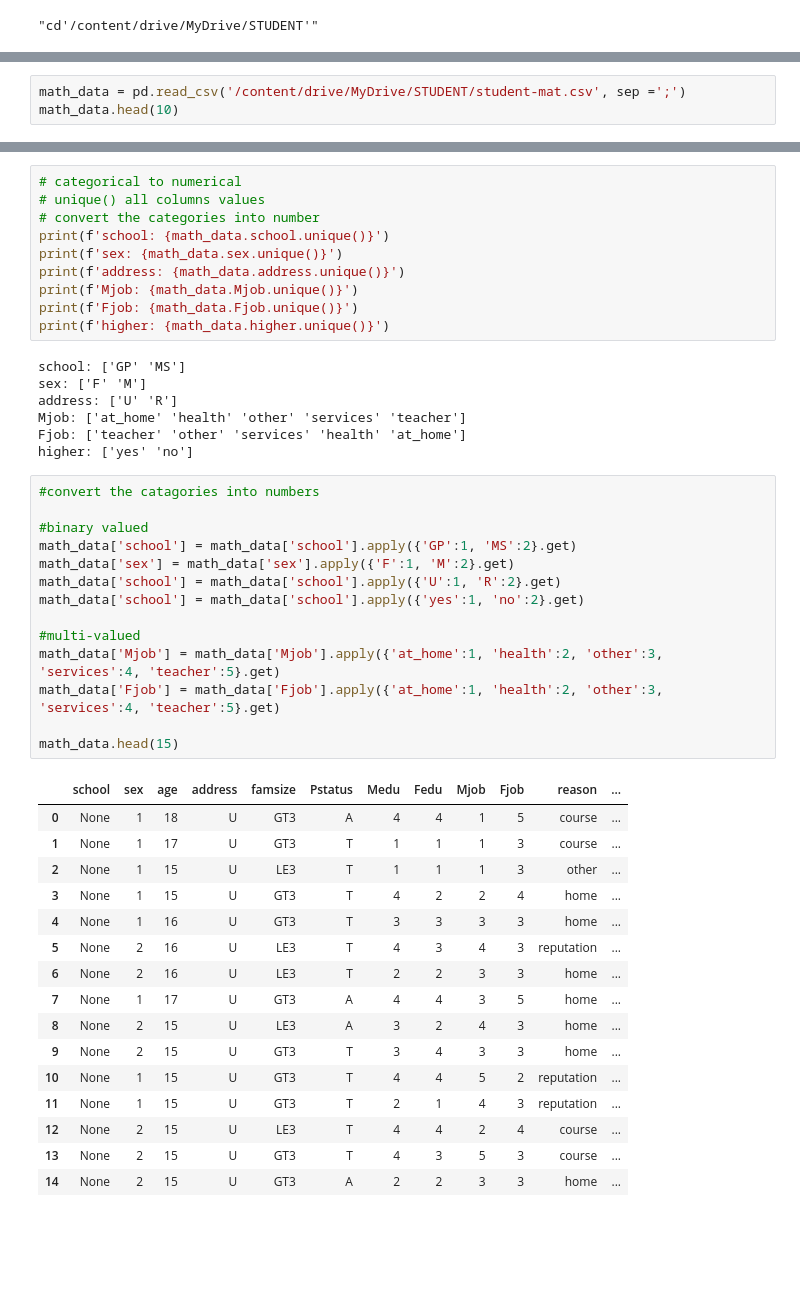
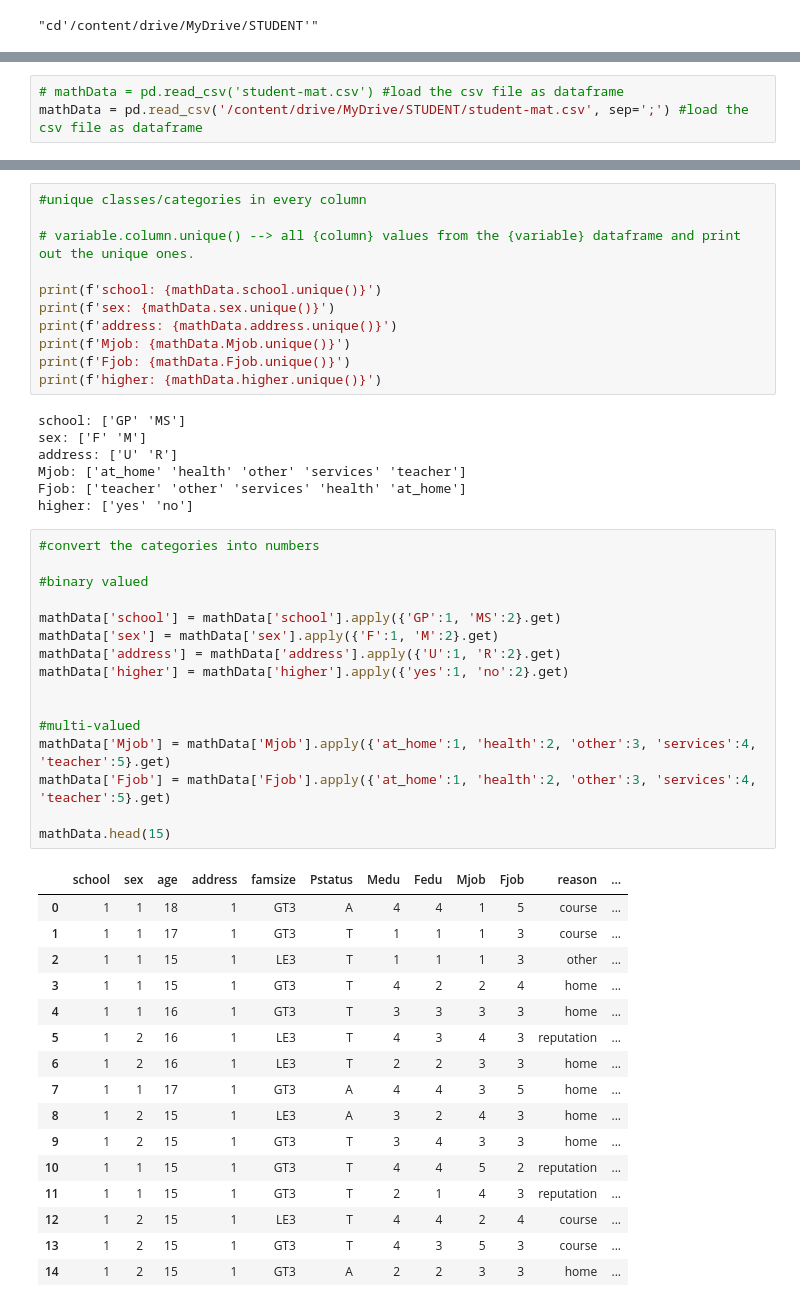
Before and after one commit to payal1925/ML.now-, a Jupyter notebook: 02_ExploratoryDataAnalysis.ipynb, the cells around one changed output, grey strips where cells are left out. Saved outputs shown, nothing was run; the diff lists cells and outputs as text; blank space fills up the shorter version.

```diff
--- a/02_ExploratoryDataAnalysis.ipynb
+++ b/02_ExploratoryDataAnalysis.ipynb
@@ -13,3 +27,3 @@ import os
 # %%
-math_data = pd.read_csv('/content/drive/MyDrive/STUDENT/student-mat.csv', sep =';')
-math_data.head(10)
+# mathData = pd.read_csv('student-mat.csv') #load the csv file as dataframe
+mathData = pd.read_csv('/content/drive/MyDrive/STUDENT/student-mat.csv', sep=';') #load the csv file as dataframe
@@ -28,13 +61,14 @@ math_data.head(10)
 # %%
-# categorical to numerical
-# unique() all columns values
-# convert the categories into number
-print(f'school: {math_data.school.unique()}')
-print(f'sex: {math_data.sex.unique()}')
-print(f'address: {math_data.address.unique()}')
-print(f'Mjob: {math_data.Mjob.unique()}')
-print(f'Fjob: {math_data.Fjob.unique()}')
-print(f'higher: {math_data.higher.unique()}')
+#unique classes/categories in every column
+
+# variable.column.unique() --> all {column} values from the {variable} dataframe and print out the unique ones.
+
+print(f'school: {mathData.school.unique()}')
+print(f'sex: {mathData.sex.unique()}')
+print(f'address: {mathData.address.unique()}')
+print(f'Mjob: {mathData.Mjob.unique()}')
+print(f'Fjob: {mathData.Fjob.unique()}')
+print(f'higher: {mathData.higher.unique()}')
 # %% [output]
 school: ['GP' 'MS']
 sex: ['F' 'M']
@@ -43,33 +77,35 @@ Mjob: ['at_home' 'health' 'other' 'services' 'teacher']
 Fjob: ['teacher' 'other' 'services' 'health' 'at_home']
 higher: ['yes' 'no']
 # %%
-#convert the catagories into numbers
+#convert the categories into numbers
 
 #binary valued
-math_data['school'] = math_data['school'].apply({'GP':1, 'MS':2}.get)
-math_data['sex'] = math_data['sex'].apply({'F':1, 'M':2}.get)
-math_data['school'] = math_data['school'].apply({'U':1, 'R':2}.get)
-math_data['school'] = math_data['school'].apply({'yes':1, 'no':2}.get)
+
+mathData['school'] = mathData['school'].apply({'GP':1, 'MS':2}.get)
+mathData['sex'] = mathData['sex'].apply({'F':1, 'M':2}.get)
+mathData['address'] = mathData['address'].apply({'U':1, 'R':2}.get)
+mathData['higher'] = mathData['higher'].apply({'yes':1, 'no':2}.get)
+
 
 #multi-valued
-math_data['Mjob'] = math_data['Mjob'].apply({'at_home':1, 'health':2, 'other':3, 'services':4, 'teacher':5}.get)
-math_data['Fjob'] = math_data['Fjob'].apply({'at_home':1, 'health':2, 'other':3, 'services':4, 'teacher':5}.get)
+mathData['Mjob'] = mathData['Mjob'].apply({'at_home':1, 'health':2, 'other':3, 'services':4, 'teacher':5}.get)
+mathData['Fjob'] = mathData['Fjob'].apply({'at_home':1, 'health':2, 'other':3, 'services':4, 'teacher':5}.get)
 
-math_data.head(15)
+mathData.head(15)
 # %% [output]
 |  | school | sex | age | address | famsize | Pstatus | Medu | Fedu | Mjob | Fjob | reason | ... |
-| 0 | None | 1 | 18 | U | GT3 | A | 4 | 4 | 1 | 5 | course | ... |
-| 1 | None | 1 | 17 | U | GT3 | T | 1 | 1 | 1 | 3 | course | ... |
-| 2 | None | 1 | 15 | U | LE3 | T | 1 | 1 | 1 | 3 | other | ... |
-| 3 | None | 1 | 15 | U | GT3 | T | 4 | 2 | 2 | 4 | home | ... |
-| 4 | None | 1 | 16 | U | GT3 | T | 3 | 3 | 3 | 3 | home | ... |
-| 5 | None | 2 | 16 | U | LE3 | T | 4 | 3 | 4 | 3 | reputation | ... |
-| 6 | None | 2 | 16 | U | LE3 | T | 2 | 2 | 3 | 3 | home | ... |
-| 7 | None | 1 | 17 | U | GT3 | A | 4 | 4 | 3 | 5 | home | ... |
-| 8 | None | 2 | 15 | U | LE3 | A | 3 | 2 | 4 | 3 | home | ... |
-| 9 | None | 2 | 15 | U | GT3 | T | 3 | 4 | 3 | 3 | home | ... |
-| 10 | None | 1 | 15 | U | GT3 | T | 4 | 4 | 5 | 2 | reputation | ... |
-| 11 | None | 1 | 15 | U | GT3 | T | 2 | 1 | 4 | 3 | reputation | ... |
-| 12 | None | 2 | 15 | U | LE3 | T | 4 | 4 | 2 | 4 | course | ... |
-| 13 | None | 2 | 15 | U | GT3 | T | 4 | 3 | 5 | 3 | course | ... |
-| 14 | None | 2 | 15 | U | GT3 | A | 2 | 2 | 3 | 3 | home | ... |
+| 0 | 1 | 1 | 18 | 1 | GT3 | A | 4 | 4 | 1 | 5 | course | ... |
+| 1 | 1 | 1 | 17 | 1 | GT3 | T | 1 | 1 | 1 | 3 | course | ... |
+| 2 | 1 | 1 | 15 | 1 | LE3 | T | 1 | 1 | 1 | 3 | other | ... |
+| 3 | 1 | 1 | 15 | 1 | GT3 | T | 4 | 2 | 2 | 4 | home | ... |
+| 4 | 1 | 1 | 16 | 1 | GT3 | T | 3 | 3 | 3 | 3 | home | ... |
+| 5 | 1 | 2 | 16 | 1 | LE3 | T | 4 | 3 | 4 | 3 | reputation | ... |
+| 6 | 1 | 2 | 16 | 1 | LE3 | T | 2 | 2 | 3 | 3 | home | ... |
+| 7 | 1 | 1 | 17 | 1 | GT3 | A | 4 | 4 | 3 | 5 | home | ... |
+| 8 | 1 | 2 | 15 | 1 | LE3 | A | 3 | 2 | 4 | 3 | home | ... |
+| 9 | 1 | 2 | 15 | 1 | GT3 | T | 3 | 4 | 3 | 3 | home | ... |
+| 10 | 1 | 1 | 15 | 1 | GT3 | T | 4 | 4 | 5 | 2 | reputation | ... |
+| 11 | 1 | 1 | 15 | 1 | GT3 | T | 2 | 1 | 4 | 3 | reputation | ... |
+| 12 | 1 | 2 | 15 | 1 | LE3 | T | 4 | 4 | 2 | 4 | course | ... |
+| 13 | 1 | 2 | 15 | 1 | GT3 | T | 4 | 3 | 5 | 3 | course | ... |
+| 14 | 1 | 2 | 15 | 1 | GT3 | A | 2 | 2 | 3 | 3 | home | ... |
```
Also changed, not shown: parts of 26 cells of this notebook.
